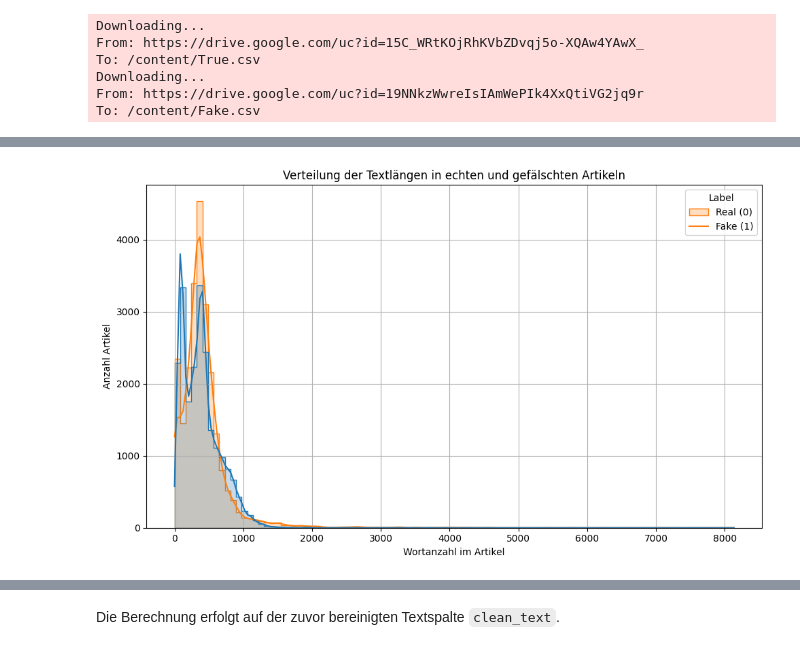
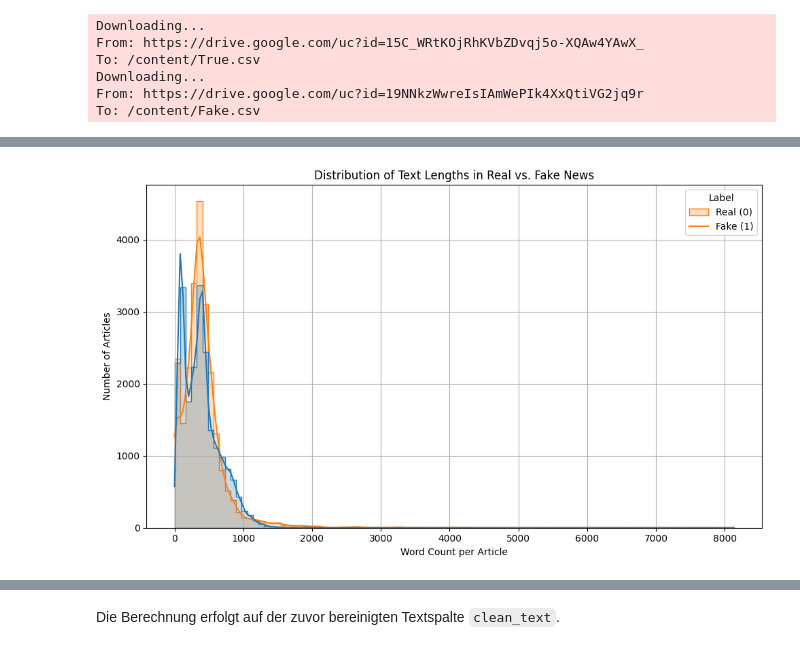
Before and after one commit to Dilan123456/Python_Basiscs_FakeNews_Classification, a Jupyter notebook: FakeNewsDetection_RF_TFIDF_v1.0.ipynb, the cells around one changed output, grey strips where cells are left out. Cells and saved outputs as stored; diff of their text form; code cells hidden in the pictures.

```diff
--- a/FakeNewsDetection_RF_TFIDF_v1.0.ipynb
+++ b/FakeNewsDetection_RF_TFIDF_v1.0.ipynb
@@ -72,28 +88,28 @@ Eine eigene Stopword-Liste wird verwendet, um auf externe Bibliotheken wie `nltk
 # %%
-# 🔧 Alternative Stopword-Liste (offline verwendbar)
+# Custom stopword list (offline-friendly, no nltk dependency)
 basic_stopwords = {
     "the", "and", "to", "of", "a", "in", "that", "is", "for", "on", "with",
     "as", "was", "at", "by", "an", "be", "this", "have", "from", "or", "it",
     "are", "not", "has", "but", "had", "they", "you", "he", "she", "we", "will",
     "their", "his", "her", "about", "would", "there", "what", "when", "which",
     "who", "were", "can", "them", "all", "been", "one", "if"
 }
 
-# 🧾 Texte zusammenführen (bereits oben geschehen – hier nochmal zur Vollständigkeit)
+# Combine both datasets (already labeled)
 combined_df = pd.concat([true_df, fake_df], ignore_index=True)
 
-# 📏 Textlänge berechnen (Wörter pro Artikel)
+# Calculate word count per article
 combined_df["text_length"] = combined_df["text"].apply(lambda x: len(str(x).split()))
 
-# 📉 Verteilung der Textlängen für beide Klassen visualisieren
+# Plot distribution of text lengths by label
 plt.figure(figsize=(10, 6))
 sns.histplot(data=combined_df, x="text_length", hue="label", bins=100, kde=True, element="step")
-plt.title("Verteilung der Textlängen in echten und gefälschten Artikeln")
-plt.xlabel("Wortanzahl im Artikel")
-plt.ylabel("Anzahl Artikel")
+plt.title("Distribution of Text Lengths in Real vs. Fake News")
+plt.xlabel("Word Count per Article")
+plt.ylabel("Number of Articles")
 plt.legend(title="Label", labels=["Real (0)", "Fake (1)"])
 plt.grid(True)
 plt.tight_layout()
 plt.show()
 # %% [output]
-[figure, old version]
+[figure, new version]
```
Also changed, not shown: parts of 158 cells of this notebook.
